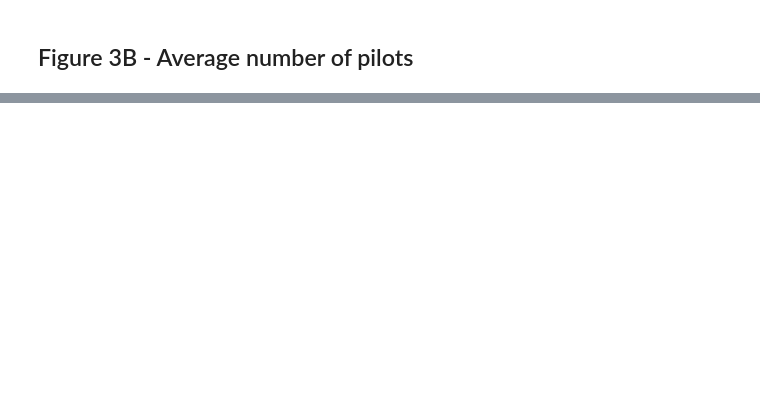
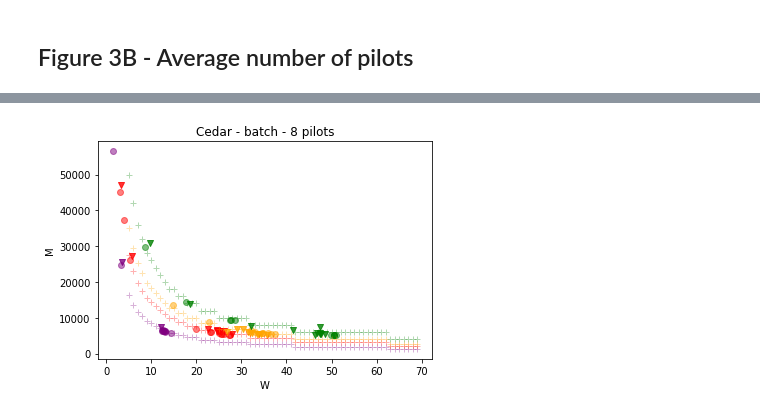
Before and after one commit to big-data-lab-team/spa, a Jupyter notebook: experiments/notebooks/spa-figures-CEDAR.ipynb, the cells around one changed output, grey strips where cells are left out. Saved outputs shown, nothing was run; the diff lists cells and outputs as text; code cells hidden in the pictures; blank space fills up the shorter version.

```diff
--- a/experiments/notebooks/spa-figures-CEDAR.ipynb
+++ b/experiments/notebooks/spa-figures-CEDAR.ipynb
@@ -298,3 +293,11 @@ basic_model((w_8p_1d, m_8p_1d),
+# %%
+basic_model((w_batch_1d, m_batch_1d, w_8p_1d, m_8p_1d),
+            (w_batch_2d, m_batch_2d, w_8p_2d, m_8p_2d),
+            (w_batch_3d, m_batch_3d, w_8p_3d, m_8p_3d),
+            (w_batch_4d, m_batch_4d, w_8p_4d, m_8p_4d), "batch - 8", "W", "M",
+            system="Cedar")
+# %% [output]
+[figure, added]
 # %%
 m_16p_1d = [(el['end_time'] - el['start_time'])
         for el in gf.pilots16 if el['success']
```
Also changed, not shown: parts of 23 cells of this notebook, 1 other file.
